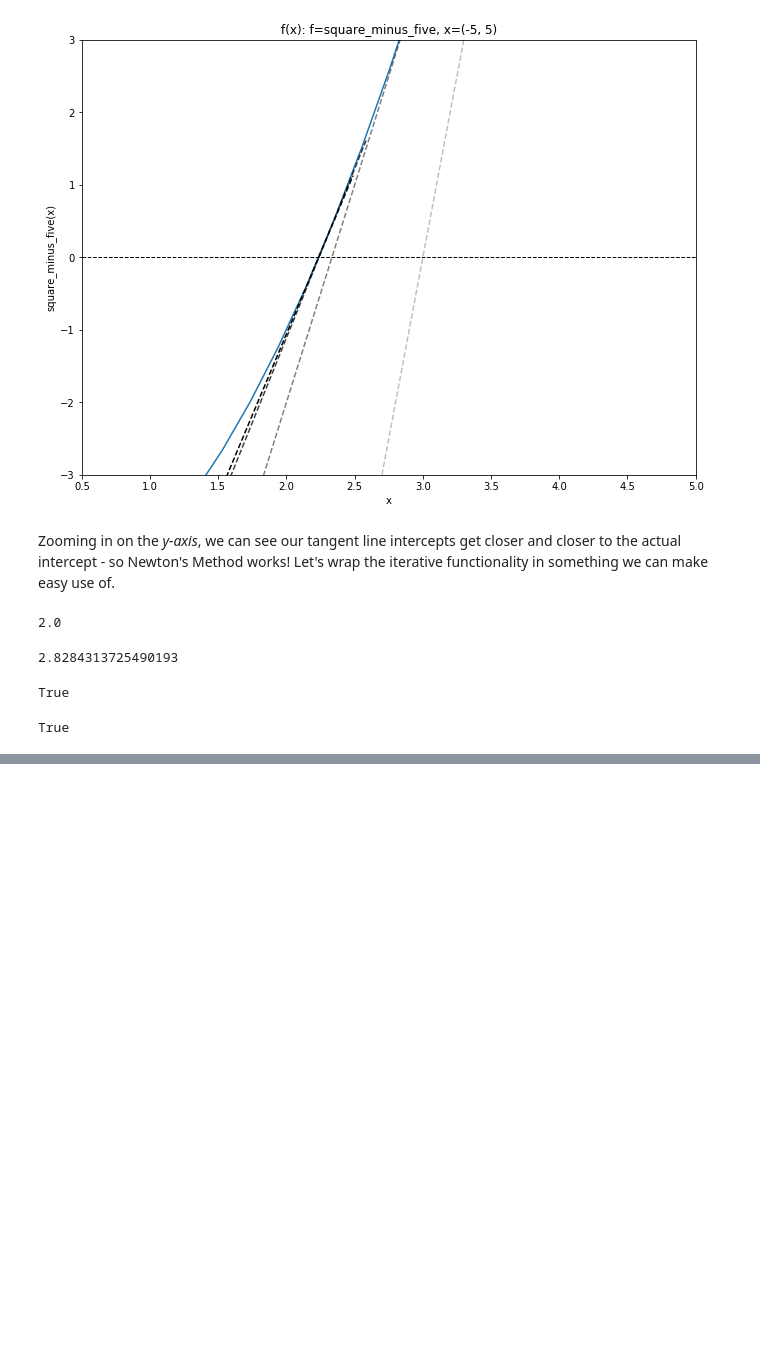
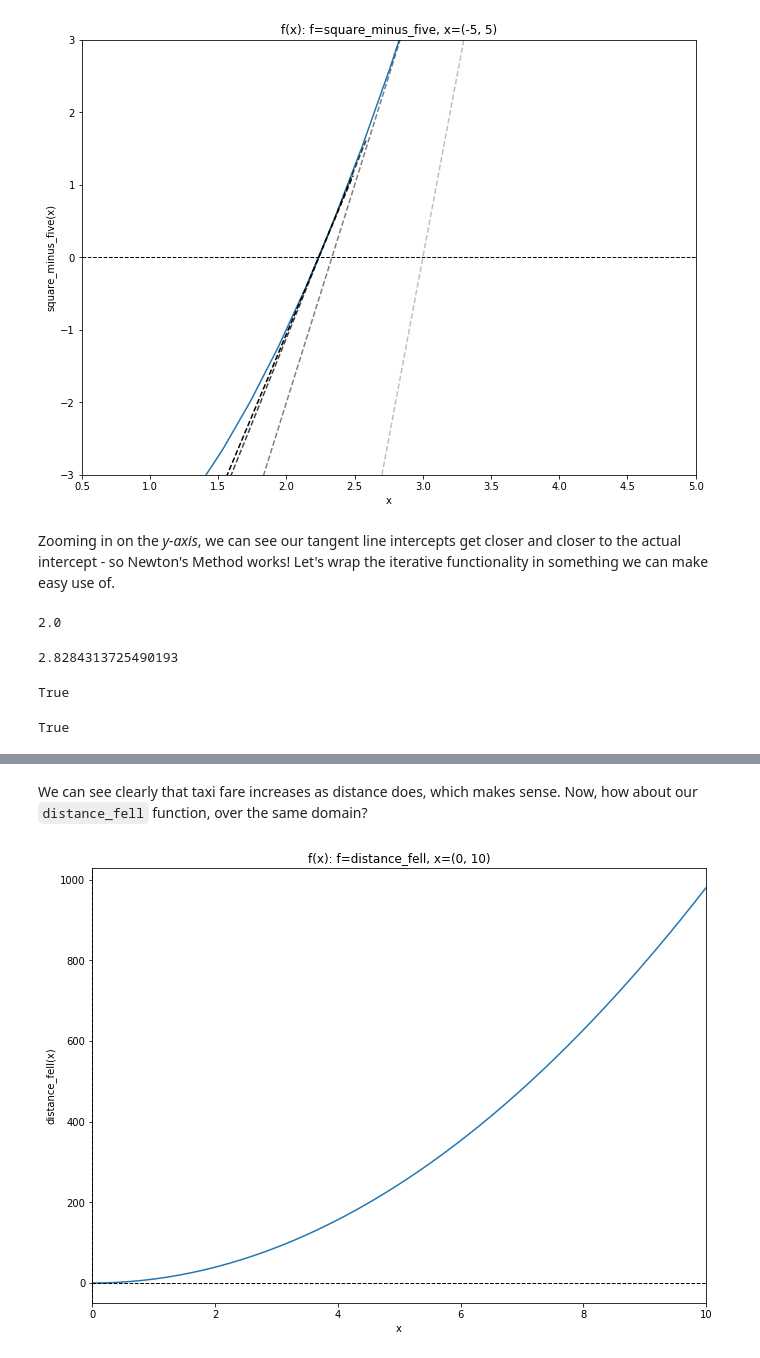
Before and after one commit to contently/math_class, a Jupyter notebook: calculus_derivatives.ipynb, the cells around one changed output, grey strips where cells are left out. Saved outputs shown, nothing was run; the diff lists cells and outputs as text; code cells hidden in the pictures; blank space fills up the shorter version.

Commit message:
calculus: curve shape

```diff
--- a/calculus_derivatives.ipynb
+++ b/calculus_derivatives.ipynb
@@ -610,0 +627,6 @@ Also, note that Newton's Method _does_ have failure cases. See more [here](https
+# %% [markdown]
+We can see clearly that taxi fare increases as distance does, which makes sense. Now, how about our `distance_fell` function, over the same domain?
+# %%
+ax = plot_func(func=distance_fell, domain=(0, 10))
+# %% [output]
+[figure, added]
```
Also changed, not shown: parts of 24 cells of this notebook.
